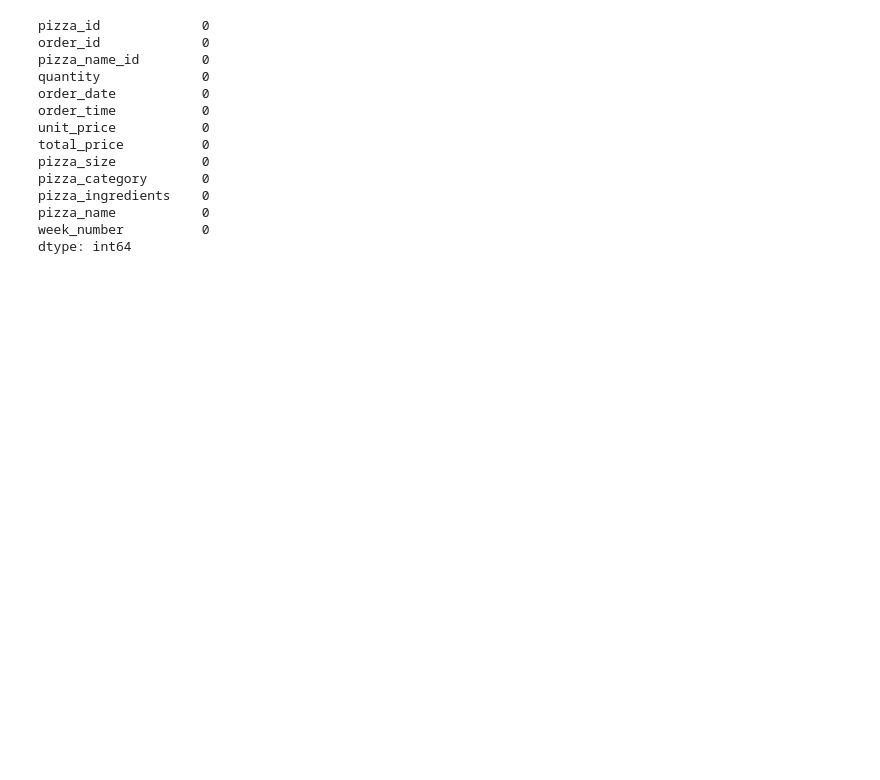
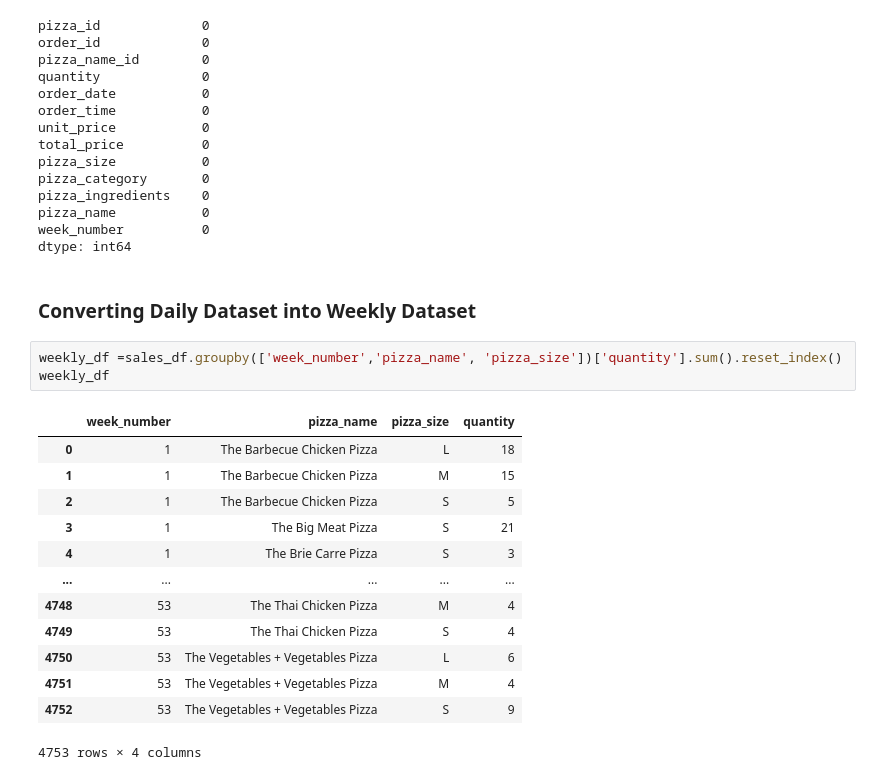
Before and after one commit to Prakash-Kani/Ingredient-Procurement-Prediction-for-Pizza-Shops, a Jupyter notebook: Preprocessing.ipynb, the cells around one changed output. Cells and saved outputs as stored; diff of their text form; blank space fills up the shorter version.

```diff
--- a/Preprocessing.ipynb
+++ b/Preprocessing.ipynb
@@ -135,3 +135,22 @@ pizza_ingredients    0
 pizza_name           0
 week_number          0
 dtype: int64
+# %% [markdown]
+### Converting Daily Dataset into Weekly Dataset
+# %%
+weekly_df =sales_df.groupby(['week_number','pizza_name', 'pizza_size'])['quantity'].sum().reset_index()
+weekly_df
+# %% [output]
+|  | week_number | pizza_name | pizza_size | quantity |
+| 0 | 1 | The Barbecue Chicken Pizza | L | 18 |
+| 1 | 1 | The Barbecue Chicken Pizza | M | 15 |
+| 2 | 1 | The Barbecue Chicken Pizza | S | 5 |
+| 3 | 1 | The Big Meat Pizza | S | 21 |
+| 4 | 1 | The Brie Carre Pizza | S | 3 |
+| ... | ... | ... | ... | ... |
+| 4748 | 53 | The Thai Chicken Pizza | M | 4 |
+| 4749 | 53 | The Thai Chicken Pizza | S | 4 |
+| 4750 | 53 | The Vegetables + Vegetables Pizza | L | 6 |
+| 4751 | 53 | The Vegetables + Vegetables Pizza | M | 4 |
+| 4752 | 53 | The Vegetables + Vegetables Pizza | S | 9 |
+4753 rows × 4 columns
```
Also changed, not shown: parts of 5 cells of this notebook.
